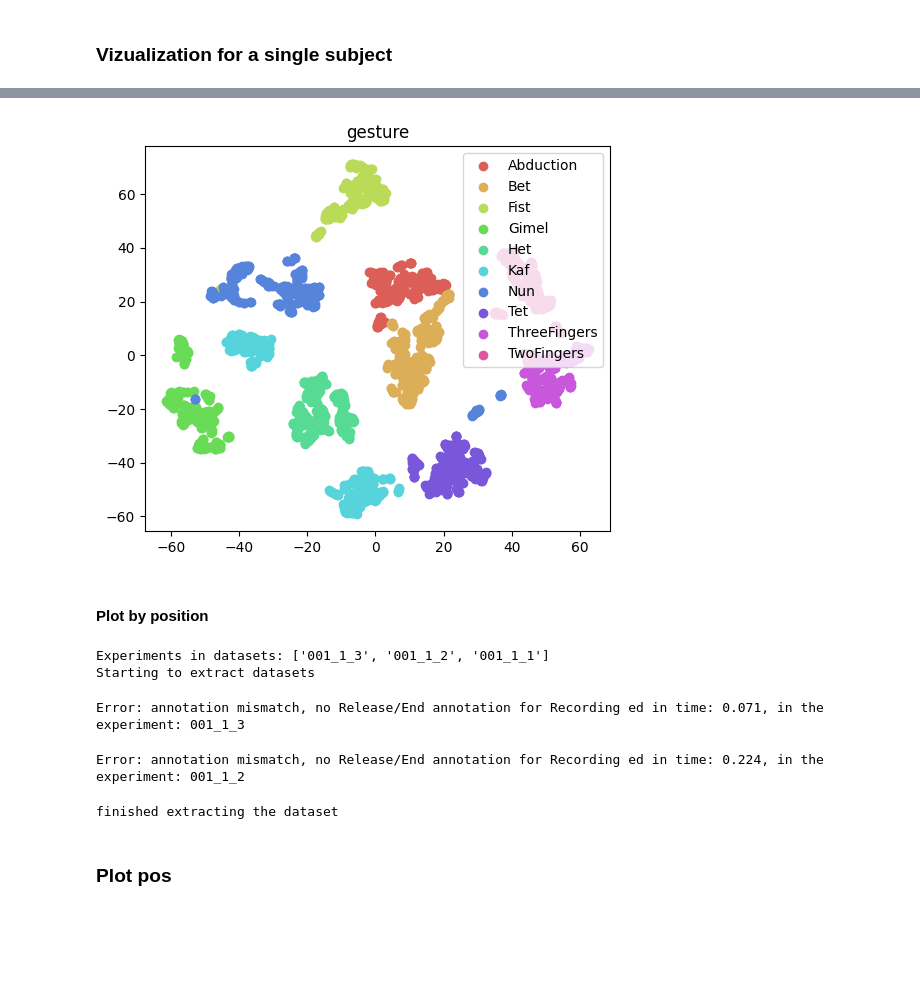
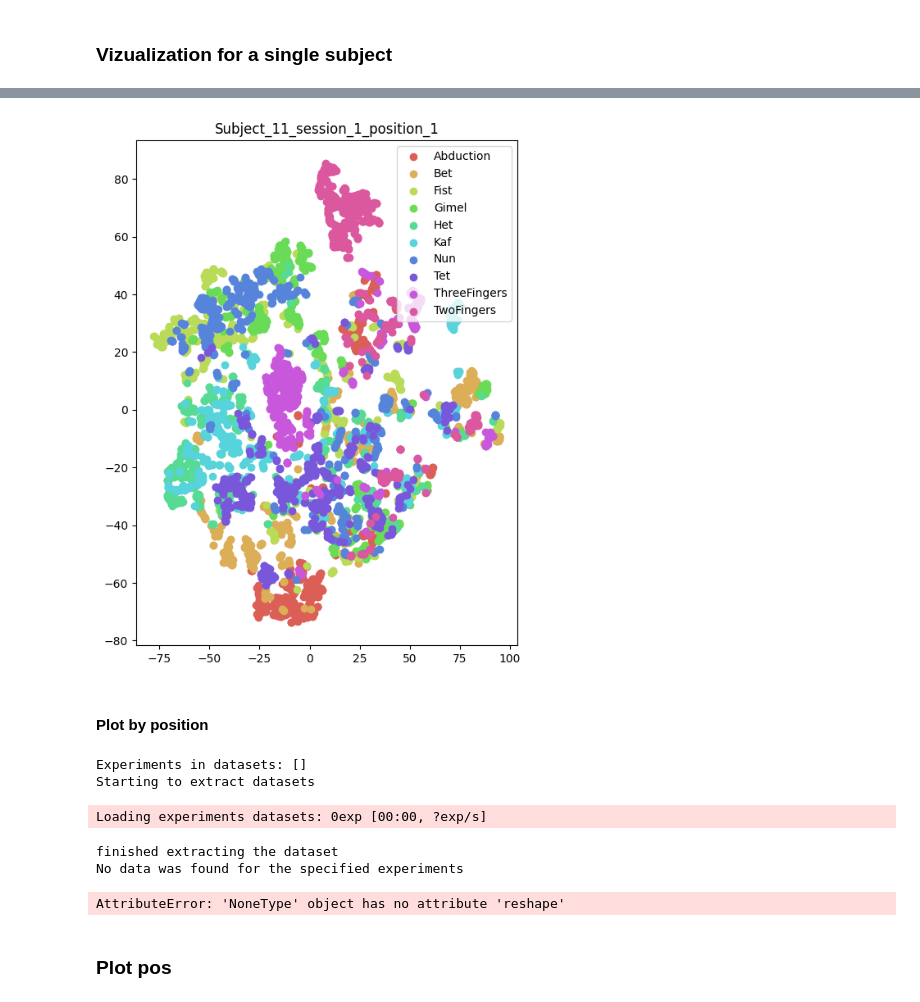
Before and after one commit to rufaelfekadu/Generalised_FGR_using_EMG, a Jupyter notebook: notebooks/data_vis.ipynb, the cells around one changed output, grey strips where cells are left out. Cells and saved outputs as stored; diff of their text form; code cells hidden in the pictures; blank space fills up the shorter version.

Commit message:
minor update to visualization notebook

```diff
--- a/notebooks/data_vis.ipynb
+++ b/notebooks/data_vis.ipynb
@@ -163,7 +163,7 @@ def plot_tsne(X_2d, labels, title):
     target_names = np.unique(labels)
     colors = sns.color_palette("hls", len(target_names))
 
-    plt.figure(figsize=(6, 10))
+    plt.figure(figsize=(6, 8))
     for i, c, label in zip(target_ids, colors, target_names):
         plt.scatter(X_2d[labels == label, 0], X_2d[labels == label, 1], c=c, label=label)
     plt.legend()
@@ -210,7 +210,7 @@ def plot_tsne_gestures(X_2d, y,labels,labels_gest, title="tsne plot"):
 # pipeline definition and data manager creation
 data_path = Path(DATA_DIR+'doi_10')
 pipeline = Data_Pipeline(base_data_files_path=data_path)  # configure the data pipeline you would like to use (check pipelines module for more info)
-subject = [1]
+subject = [11]
 dm = Data_Manager(subject, pipeline)
 emgdata = emgData(dm, subject)
 # %%
@@ -224,9 +222,9 @@ Warning: gesture Tet in time 565.563 in experiment 001_1_1 is longer than 7 seco
 finished extracting the dataset
 # %%
 # features = extract_feat(data)
-plot_tsne(data_reduced, labels_gest, title='gesture')
+plot_tsne(data_reduced, labels_gest, title='Subject_11_session_1_position_1')
 # %% [output]
-[figure, old version]
+[figure, new version]
 # %% [markdown]
 #### Plot by position
 # %%
@@ -235,11 +233,12 @@ data, label_pos, labels_gest, label_sub, label, data_reduced = emgdata.get_data_
 
 # data.shape
 # %% [output]
-Experiments in datasets: ['001_1_3', '001_1_2', '001_1_1']
+Experiments in datasets: []
 Starting to extract datasets
-Error: annotation mismatch, no Release/End annotation for Recording ed in time: 0.071, in the experiment: 001_1_3
+Loading experiments datasets: 0exp [00:00, ?exp/s]
-Error: annotation mismatch, no Release/End annotation for Recording ed in time: 0.224, in the experiment: 001_1_2
+finished extracting the dataset
+No data was found for the specified experiments
-finished extracting the dataset
+AttributeError: 'NoneType' object has no attribute 'reshape'
 # %% [markdown]
 ### Plot pos
 # %%
```
Also changed, not shown: parts of 6 cells of this notebook.
